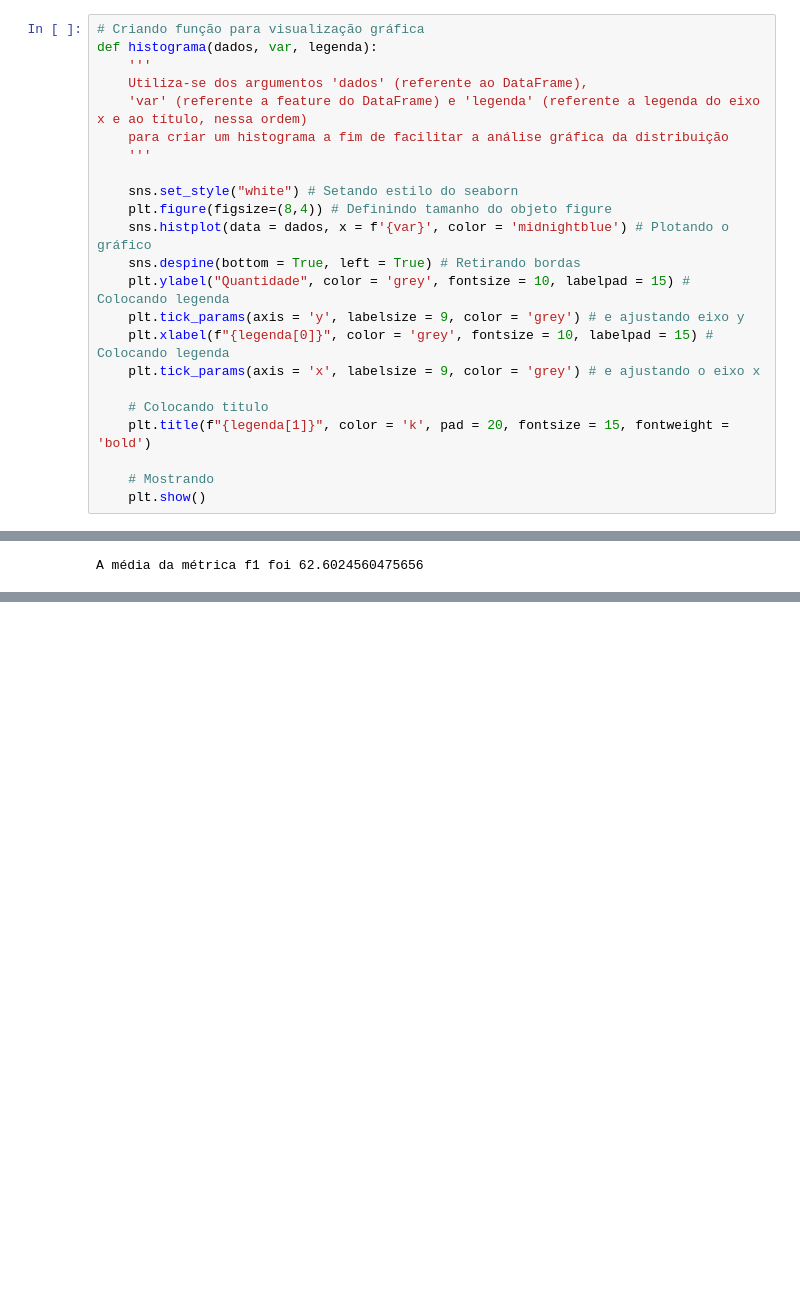
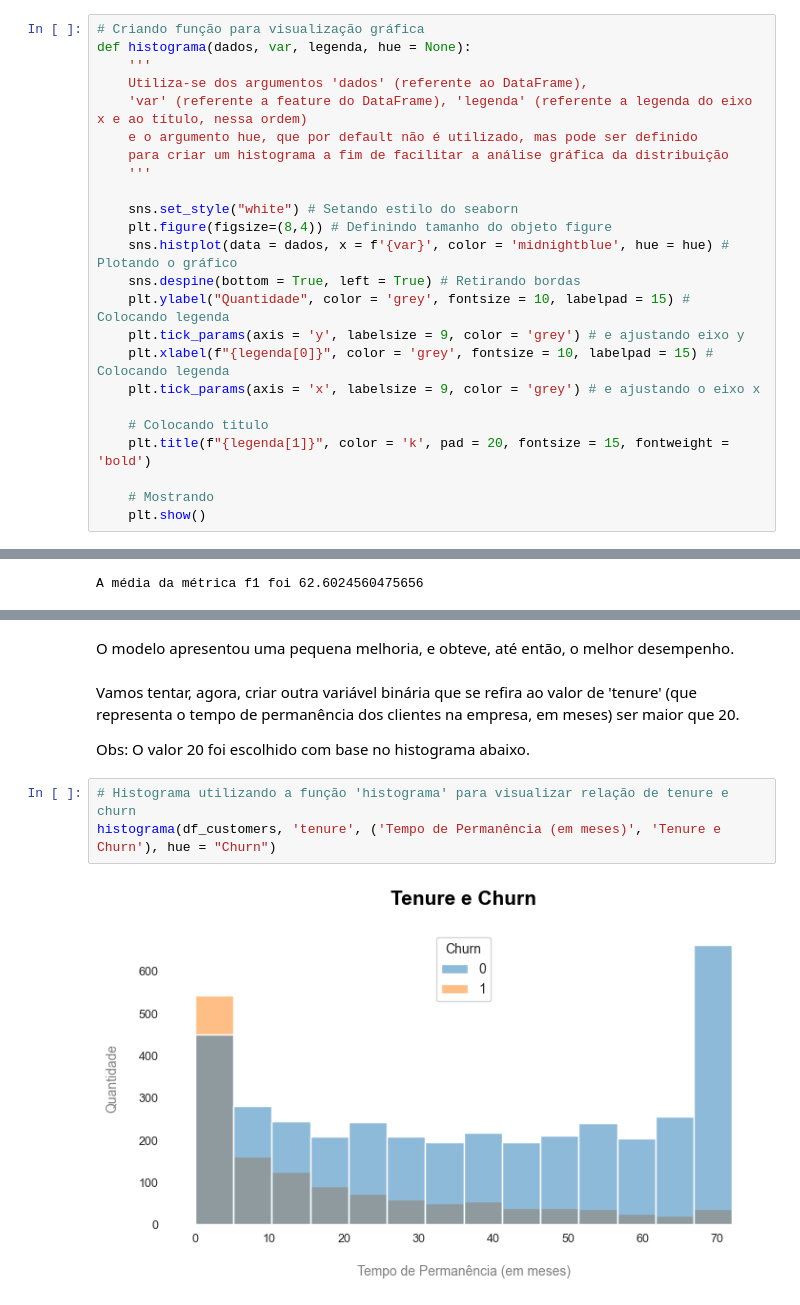
Before and after one commit to lazarocordeirosilva/Previsao_Churn, a Jupyter notebook: notebook/Churn Analysis.ipynb, the cells around one changed output, grey strips where cells are left out. Saved outputs shown, nothing was run; the diff lists cells and outputs as text; blank space fills up the shorter version.

```diff
--- a/notebook/Churn Analysis.ipynb
+++ b/notebook/Churn Analysis.ipynb
@@ -340,16 +340,17 @@ Para conhecer a distribuição dos dados de forma mais clara, é importante util
 ### <a> Distribuições </a>
 # %%
 # Criando função para visualização gráfica
-def histograma(dados, var, legenda):
+def histograma(dados, var, legenda, hue = None):
     '''
     Utiliza-se dos argumentos 'dados' (referente ao DataFrame),
-    'var' (referente a feature do DataFrame) e 'legenda' (referente a legenda do eixo x e ao título, nessa ordem)
+    'var' (referente a feature do DataFrame), 'legenda' (referente a legenda do eixo x e ao título, nessa ordem)
+    e o argumento hue, que por default não é utilizado, mas pode ser definido
     para criar um histograma a fim de facilitar a análise gráfica da distribuição
     '''
 
     sns.set_style("white") # Setando estilo do seaborn
     plt.figure(figsize=(8,4)) # Definindo tamanho do objeto figure
-    sns.histplot(data = dados, x = f'{var}', color = 'midnightblue') # Plotando o gráfico
+    sns.histplot(data = dados, x = f'{var}', color = 'midnightblue', hue = hue) # Plotando o gráfico
     sns.despine(bottom = True, left = True) # Retirando bordas
     plt.ylabel("Quantidade", color = 'grey', fontsize = 10, labelpad = 15) # Colocando legenda
     plt.tick_params(axis = 'y', labelsize = 9, color = 'grey') # e ajustando eixo y
@@ -2022,0 +2092,11 @@ Este foi o modelo cuja imputação permitiu o maior desempenho (em termos do f1-
+# %% [markdown]
+O modelo apresentou uma pequena melhoria, e obteve, até então, o melhor desempenho.
+# %% [markdown]
+Vamos tentar, agora, criar outra variável binária que se refira ao valor de 'tenure' (que representa o tempo de permanência dos clientes na empresa, em meses) ser maior que 20.
+
+Obs: O valor 20 foi escolhido com base no histograma abaixo.
+# %%
+# Histograma utilizando a função 'histograma' para visualizar relação de tenure e churn
+histograma(df_customers, 'tenure', ('Tempo de Permanência (em meses)', 'Tenure e Churn'), hue = "Churn")
+# %% [output]
+[figure, added]
```
Also changed, not shown: parts of 30 cells of this notebook.
